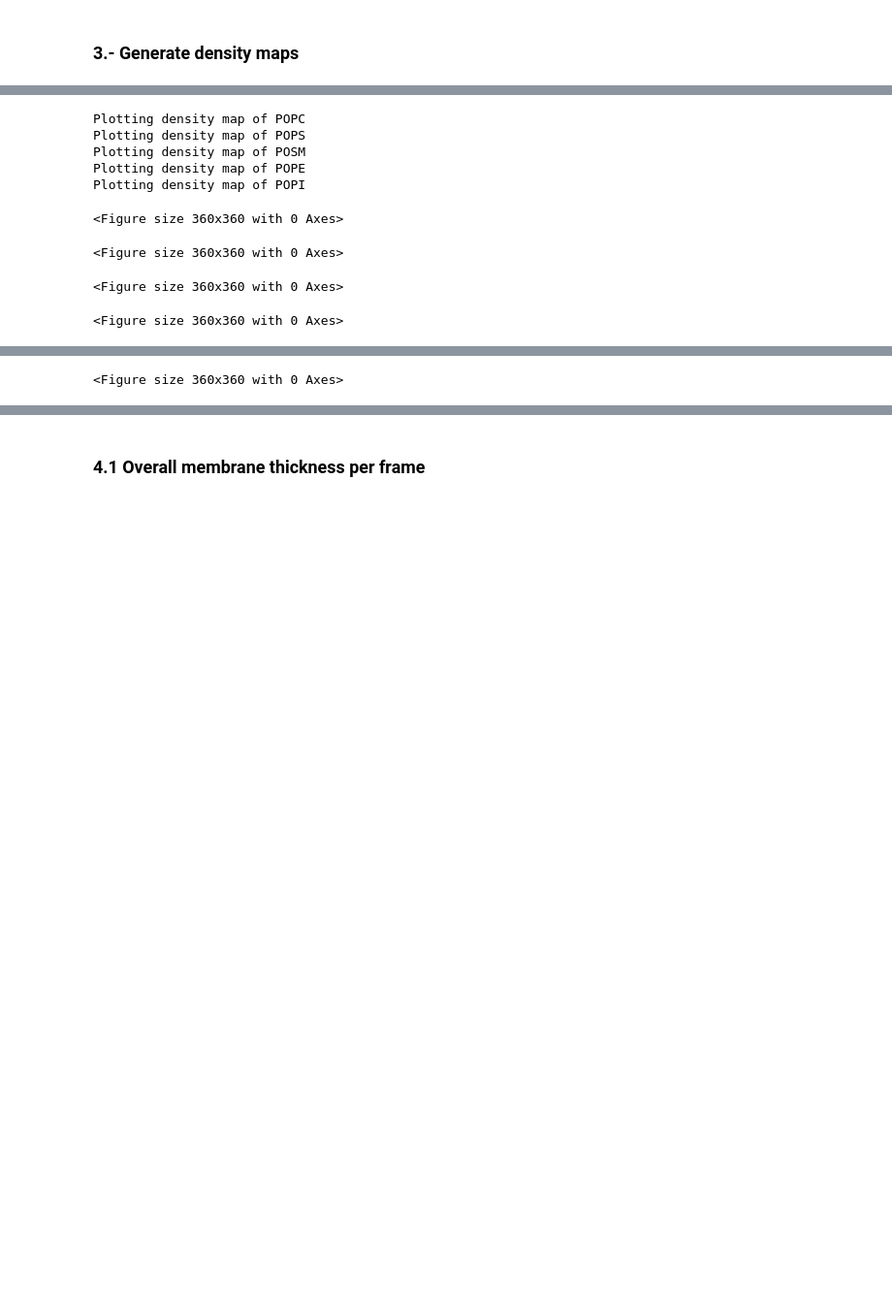
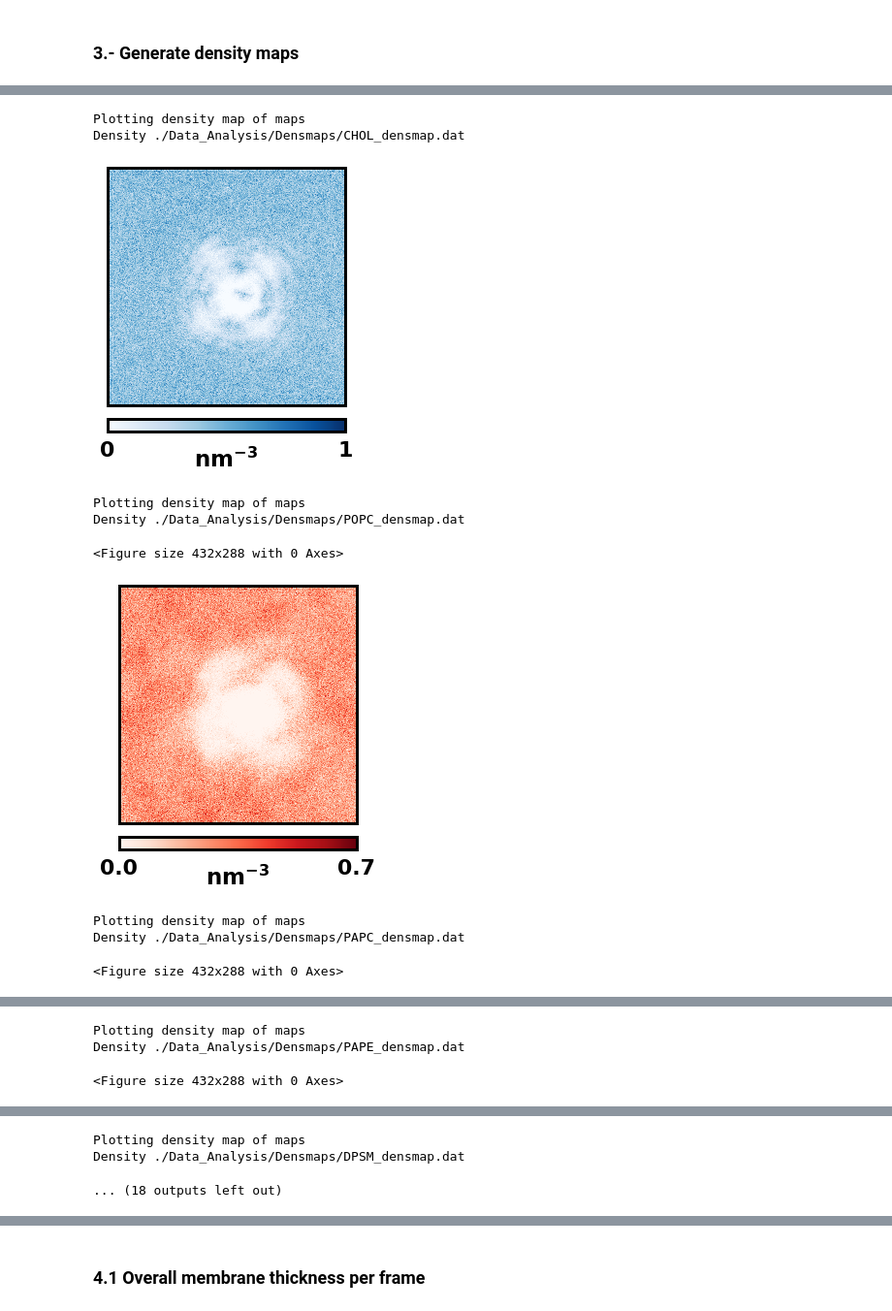
Before and after one commit to Rasekuro/APM_lab, a Jupyter notebook: Analysis_scripts/Lipid_fingerprint_analysis.ipynb, the cells around one changed output, grey strips where cells are left out. Shown at 97% size. Saved outputs shown, nothing was run; the diff lists cells and outputs as text; code cells hidden in the pictures; blank space fills up the shorter version.

```diff
--- a/Analysis_scripts/Lipid_fingerprint_analysis.ipynb
+++ b/Analysis_scripts/Lipid_fingerprint_analysis.ipynb
@@ -83,7 +124,8 @@ Can't create folder: folder Densmaps already exists
 # %%
 for lipid in lipid_list:
-    densmap = f'echo {lipid}| gmx densmap -f {traj_file} -s {top_file} -od ./Analysis/Densmaps/{lipid}_densmap.dat'
+    densmap = f'echo {lipid}| gmx densmap -f {traj_file} -s {top_file} -od ./Data_Analysis/Densmaps/{lipid}_densmap.dat'
     os.system(densmap)
+os.system(f'echo Protein | gmx densmap -f {traj_file} -s {top_file} -od ./Data_Analysis/Densmaps/Protein_densmap.dat')
 # %% [output]
                       :-) GROMACS - gmx densmap, 2022 (-:
 
@@ -178,11 +251,12 @@ GROMACS reminds you: "Occams Razor is the scientific principle that, all things
 # %%
 #Define colors for each lipid
-color_map = {"tein": "gray", "POPI": "Blues", "POPS": "Reds",
-             "POSM": "Purples", "POPE": "copper_r", "POPC": "pink_r"}
+colors = ["Blues", "Reds", "Purples", "coolwarm", "gist_earth_r", "Oranges", "YlOrBr", "RdPu", "BuGn"]
+color_map = {"tein": "gray"}; color_map.update({lipid:colors[i] for i,lipid in enumerate(lipid_list)})
 
 #CALCULATE OVER THE MEAN [] of each lipid in the membrane?
 
-for densmap in glob.glob("./Analysis/Densmaps/*.dat"):
+#Plot densmaps
+for densmap in glob.glob("./Data_Analysis/Densmaps/*.dat"):
     print('Plotting density map of ' + densmap[20:24])
     data = pd.read_csv(densmap, sep='\t', index_col=0)
     data = data.dropna(axis=1)
@@ -203,40 +277,43 @@ for densmap in glob.glob("./Analysis/Densmaps/*.dat"):
 
     #Create heatmap, put cbar in bottom, ensure it has aquare shape
     ax = sns.heatmap(data, ax=ax, cmap=color_map[densmap[-16:-12]], cbar_ax=cbar_ax, vmin=round(min_val,1), vmax=round(max_val,1),
                      cbar_kws={"orientation": "horizontal","ticks":[round(min_val,1),round(max_val,1)]}, square=True)
     ax.set(xticks=[], yticks=[])
     ax.tick_params(bottom=False, top=False)  # remove the ticks
     ax.set_aspect("equal") #Set aspect squared
 
-    # Drawing the frame (border) to hea tmap
+    # Drawing the frame (border) to heat tmap
     for _, spine in ax.spines.items():
         spine.set_visible(True)
         spine.set_linewidth(3)
 
     #Get cbar and put border, its size, remove ticks, set text size
     cbar = ax.collections[0].colorbar
     cbar.set_label("$\mathbf{nm^{-3}}$", labelpad=-13, size=23, weight="bold")
     cbar.ax.tick_params(labelsize=22, length=0, pad=10)
     cbar.ax.set_frame_on(True)
 
     for _, spine in cbar.ax.spines.items():
         spine.set_visible(True)
         spine.set_linewidth(3)
 
 
     plt.xticks(weight = 'bold') #Only cbar xticks, so we can set all bold
 
     #Save figure
     ax.get_figure()
     plt.savefig(f"{densmap[:-4]}.tiff", transparent=True, dpi=800)
+    print(f"Density {densmap}")
+    plt.show()
     plt.clf()
 # %% [output]
-Plotting density map of POPC
-Plotting density map of POPS
-Plotting density map of POSM
-Plotting density map of POPE
-Plotting density map of POPI
+Plotting density map of maps
+Density ./Data_Analysis/Densmaps/CHOL_densmap.dat
+[figure, added]
-<Figure size 360x360 with 0 Axes>
+Plotting density map of maps
+Density ./Data_Analysis/Densmaps/POPC_densmap.dat
-<Figure size 360x360 with 0 Axes>
+<Figure size 432x288 with 0 Axes>
+[figure, added]
-<Figure size 360x360 with 0 Axes>
+Plotting density map of maps
+Density ./Data_Analysis/Densmaps/PAPC_densmap.dat
-<Figure size 360x360 with 0 Axes>
+<Figure size 432x288 with 0 Axes>
@@ -243 +321,3 @@ Plotting density map of POPI
-<Figure size 360x360 with 0 Axes>
+Plotting density map of maps
+Density ./Data_Analysis/Densmaps/PAPE_densmap.dat
+<Figure size 432x288 with 0 Axes>
@@ -243,0 +325,3 @@ Plotting density map of POPI
+Plotting density map of maps
+Density ./Data_Analysis/Densmaps/DPSM_densmap.dat
+... (18 outputs left out)
```
Also changed, not shown: parts of 37 cells of this notebook, 3 other files.
